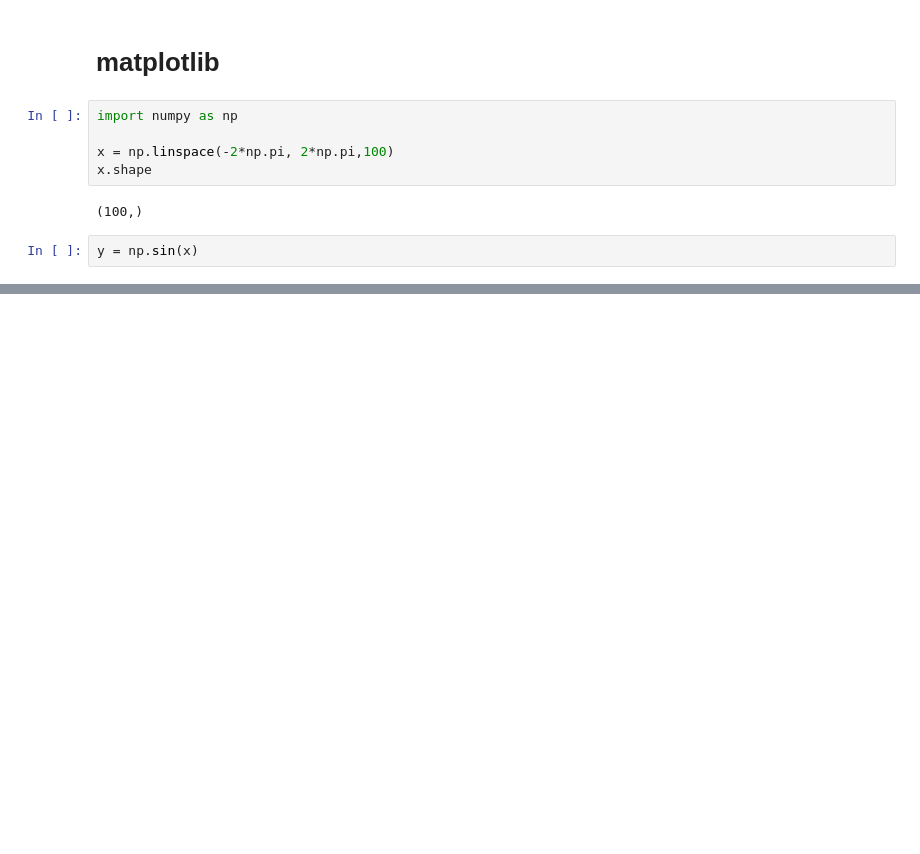
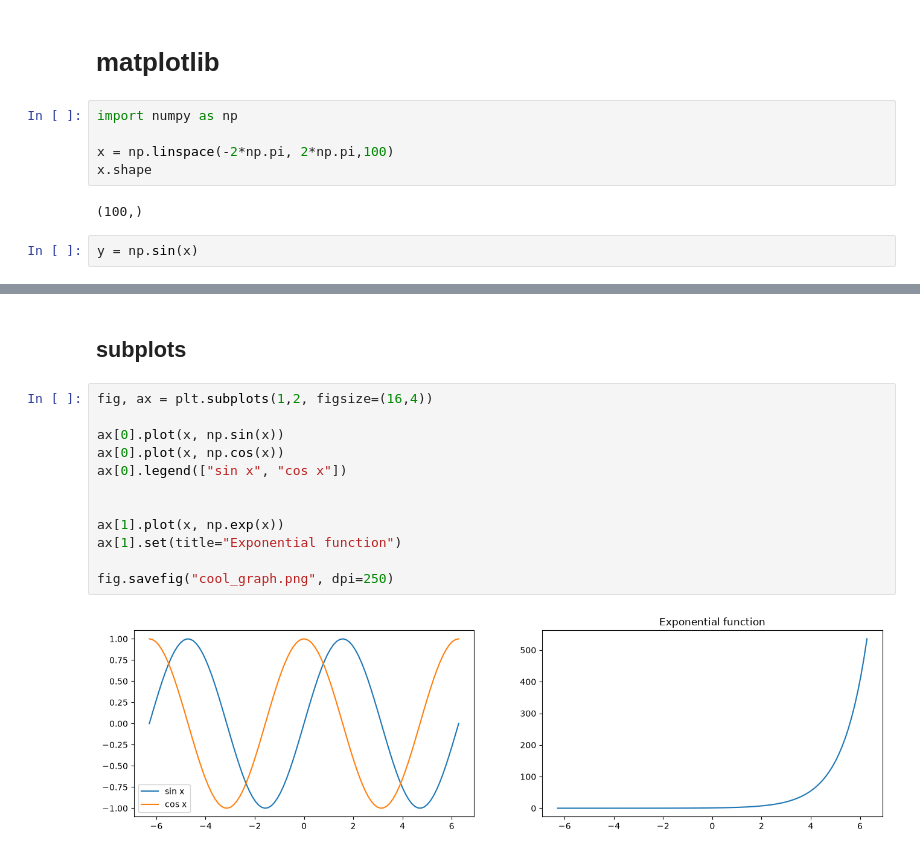
Before and after one commit to kokchun/python_kokchun_giang_aiu26, a Jupyter notebook: code_alongs/12_matplotlib/matplotlib_basics.ipynb, the cells around one changed output, grey strips where cells are left out. Drawn from its saved outputs; the diff is of its cells as text; blank space fills up the shorter version.

```diff
--- a/code_alongs/12_matplotlib/matplotlib_basics.ipynb
+++ b/code_alongs/12_matplotlib/matplotlib_basics.ipynb
@@ -24,0 +35,16 @@ Text(0, 0.5, 'y')
+# %% [markdown]
+## subplots
+# %%
+fig, ax = plt.subplots(1,2, figsize=(16,4))
+
+ax[0].plot(x, np.sin(x))
+ax[0].plot(x, np.cos(x))
+ax[0].legend(["sin x", "cos x"])
+
+
+ax[1].plot(x, np.exp(x))
+ax[1].set(title="Exponential function")
+
+fig.savefig("cool_graph.png", dpi=250)
+# %% [output]
+[figure, added]
```
Also changed, not shown: parts of 4 cells of this notebook, 1 other file.
